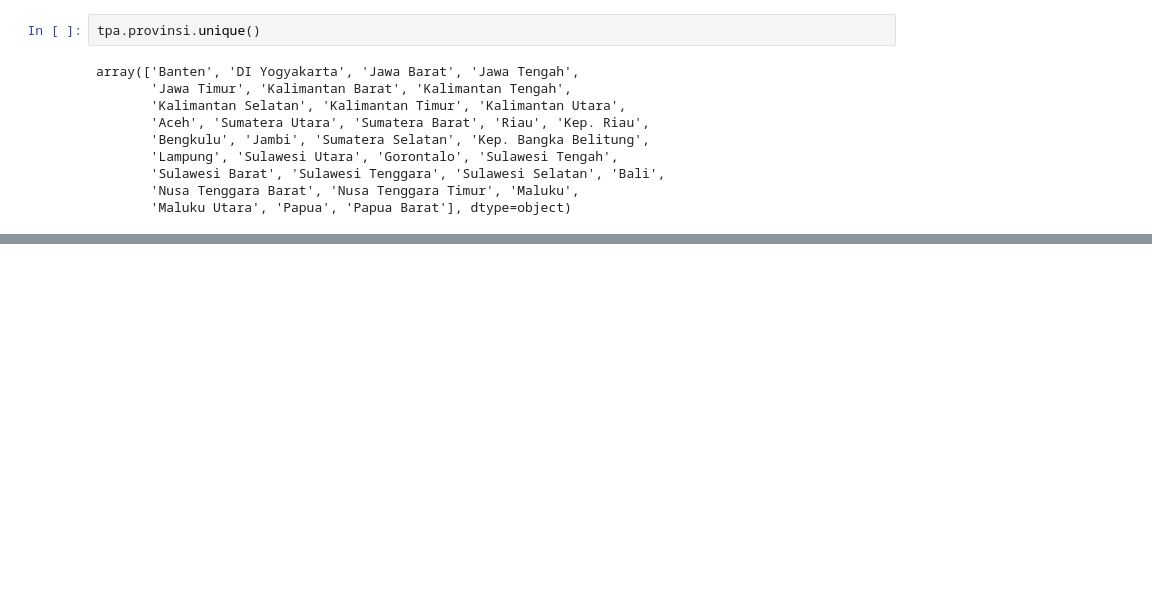
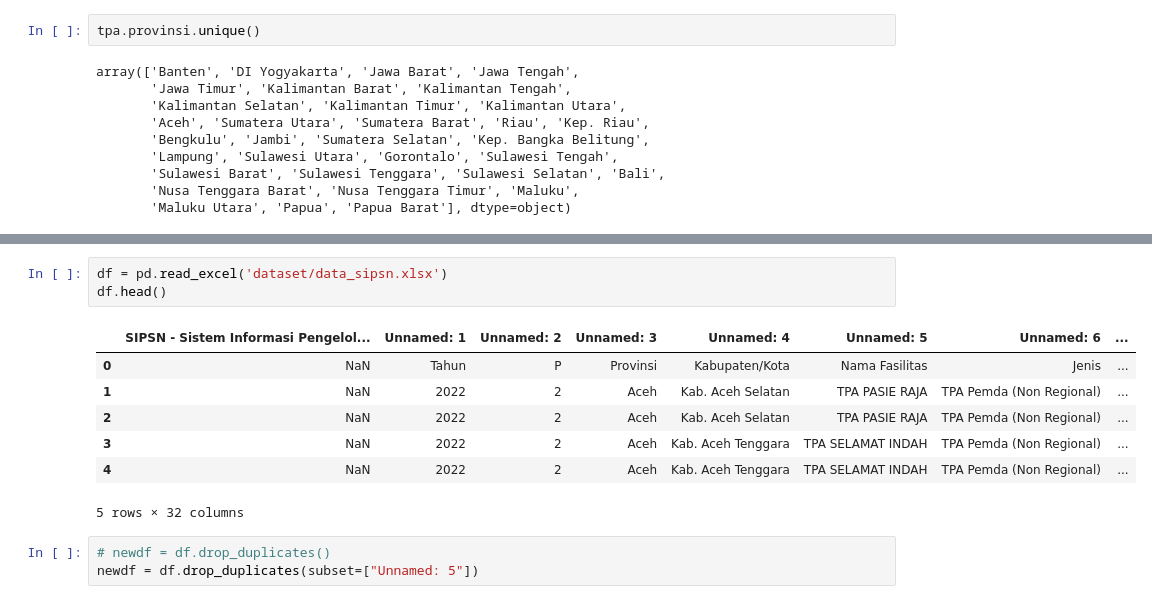
Before and after one commit to Zukazine/IDTerritoryDevelopment, a Jupyter notebook: dataanalysis.ipynb, the cells around one changed output, grey strips where cells are left out. Drawn from its saved outputs; the diff is of its cells as text; blank space fills up the shorter version.

```diff
--- a/dataanalysis.ipynb
+++ b/dataanalysis.ipynb
@@ -190,0 +225,14 @@ array(['Sulawesi Selatan', 'Lampung', 'Jawa Tengah', 'Bali', 'Aceh',
+# %%
+df = pd.read_excel('dataset/data_sipsn.xlsx')
+df.head()
+# %% [output]
+|  | SIPSN - Sistem Informasi Pengelol... | Unnamed: 1 | Unnamed: 2 | Unnamed: 3 | Unnamed: 4 | Unnamed: 5 | Unnamed: 6 | ... |
+| 0 | NaN | Tahun | P | Provinsi | Kabupaten/Kota | Nama Fasilitas | Jenis | ... |
+| 1 | NaN | 2022 | 2 | Aceh | Kab. Aceh Selatan | TPA PASIE RAJA | TPA Pemda (Non Regional) | ... |
+| 2 | NaN | 2022 | 2 | Aceh | Kab. Aceh Selatan | TPA PASIE RAJA | TPA Pemda (Non Regional) | ... |
+| 3 | NaN | 2022 | 2 | Aceh | Kab. Aceh Tenggara | TPA SELAMAT INDAH | TPA Pemda (Non Regional) | ... |
+| 4 | NaN | 2022 | 2 | Aceh | Kab. Aceh Tenggara | TPA SELAMAT INDAH | TPA Pemda (Non Regional) | ... |
+5 rows × 32 columns
+# %%
+# newdf = df.drop_duplicates()
+newdf = df.drop_duplicates(subset=["Unnamed: 5"])
```
Also changed, not shown: parts of 16 cells of this notebook, 24 other files.
